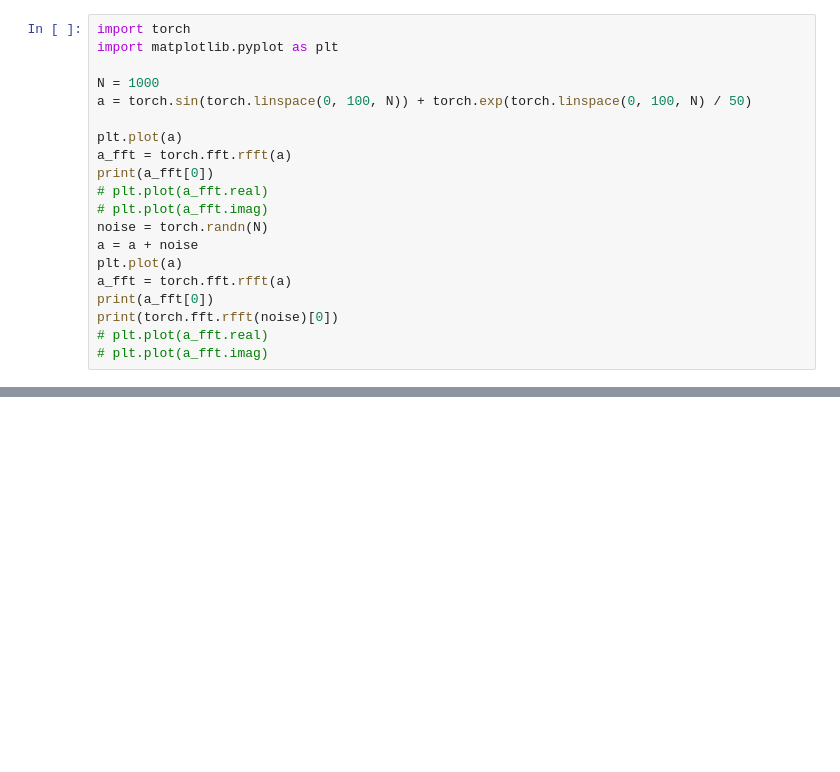
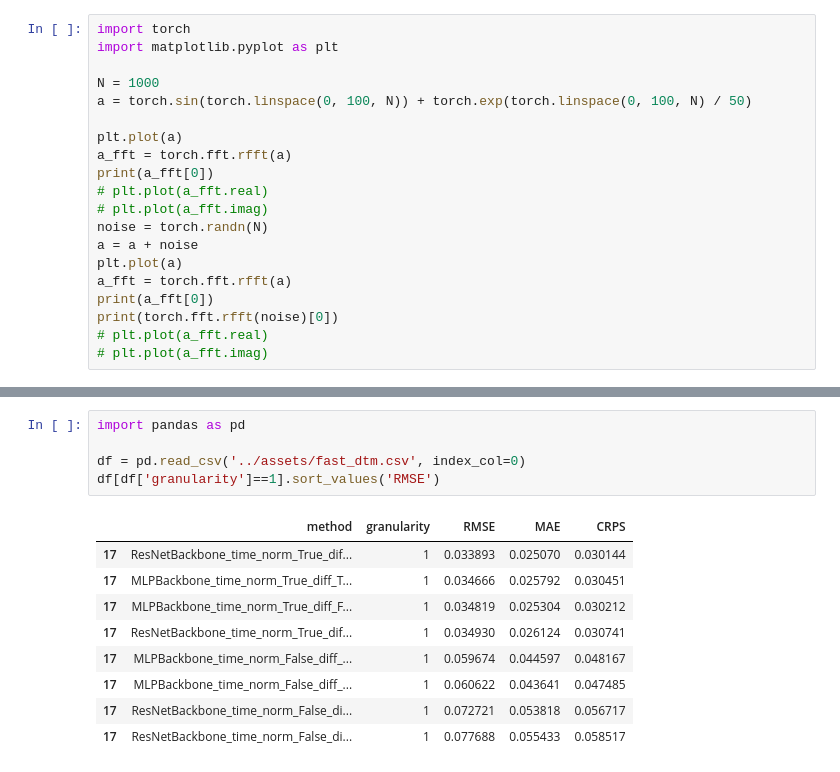
Before and after one commit to WillWang1113/Moving-Average-Diffusion, a Jupyter notebook: notebooks/test.ipynb, the cells around one changed output, grey strips where cells are left out. Cells and saved outputs as stored; diff of their text form; blank space fills up the shorter version.

```diff
--- a/notebooks/test.ipynb
+++ b/notebooks/test.ipynb
@@ -457,0 +484,15 @@ print(torch.fft.rfft(noise)[0])
+# %%
+import pandas as pd
+
+df = pd.read_csv('../assets/fast_dtm.csv', index_col=0)
+df[df['granularity']==1].sort_values('RMSE')
+# %% [output]
+|  | method | granularity | RMSE | MAE | CRPS |
+| 17 | ResNetBackbone_time_norm_True_dif... | 1 | 0.033893 | 0.025070 | 0.030144 |
+| 17 | MLPBackbone_time_norm_True_diff_T... | 1 | 0.034666 | 0.025792 | 0.030451 |
+| 17 | MLPBackbone_time_norm_True_diff_F... | 1 | 0.034819 | 0.025304 | 0.030212 |
+| 17 | ResNetBackbone_time_norm_True_dif... | 1 | 0.034930 | 0.026124 | 0.030741 |
+| 17 | MLPBackbone_time_norm_False_diff_... | 1 | 0.059674 | 0.044597 | 0.048167 |
+| 17 | MLPBackbone_time_norm_False_diff_... | 1 | 0.060622 | 0.043641 | 0.047485 |
+| 17 | ResNetBackbone_time_norm_False_di... | 1 | 0.072721 | 0.053818 | 0.056717 |
+| 17 | ResNetBackbone_time_norm_False_di... | 1 | 0.077688 | 0.055433 | 0.058517 |
```
Also changed, not shown: parts of 3 cells of this notebook, 9 other files.
